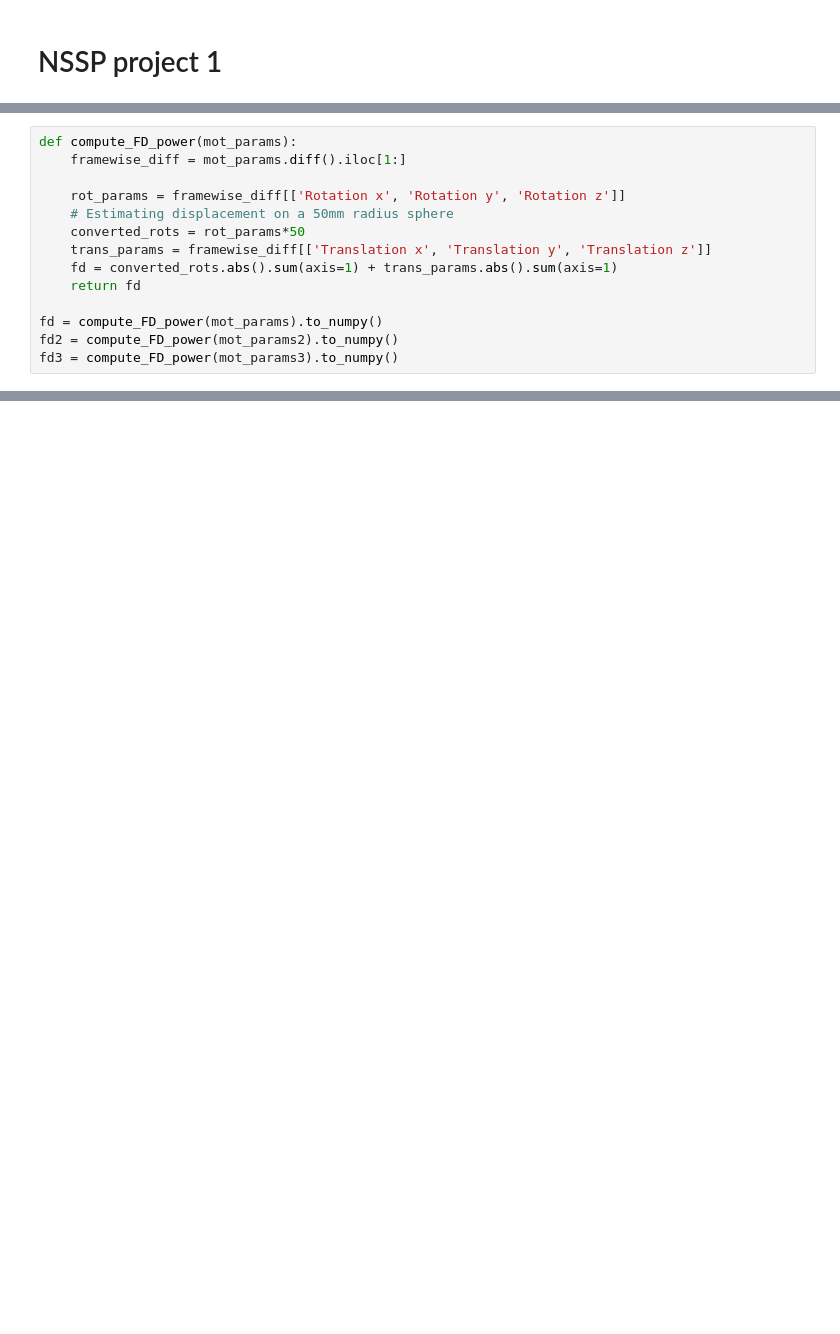
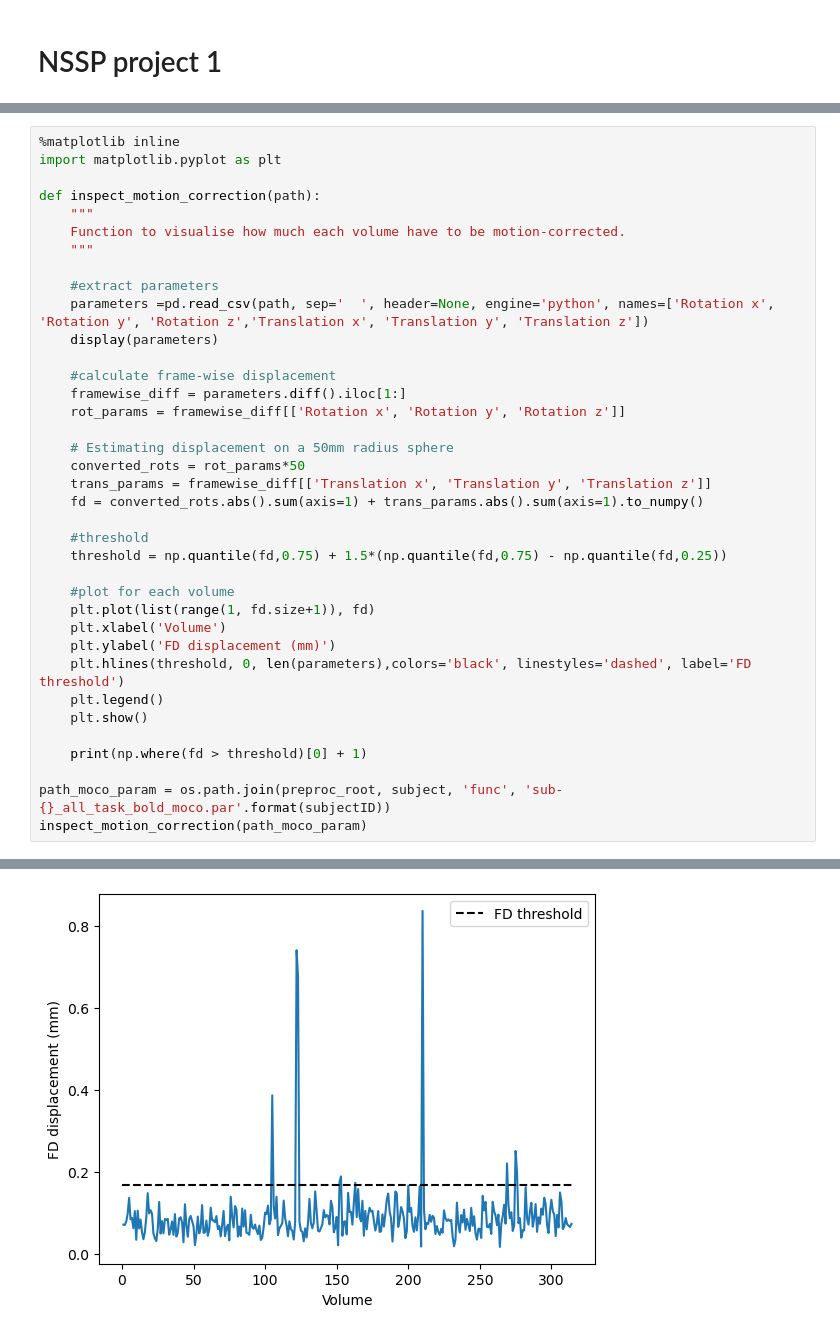
Before and after one commit to ThibthibML/NSSP, a Jupyter notebook: project1.ipynb, the cells around one changed output, grey strips where cells are left out. Drawn from its saved outputs; the diff is of its cells as text; blank space fills up the shorter version.

```diff
--- a/project1.ipynb
+++ b/project1.ipynb
@@ -419,14 +2,0 @@ plt.show()
-# %%
-def compute_FD_power(mot_params):
-    framewise_diff = mot_params.diff().iloc[1:]
-
-    rot_params = framewise_diff[['Rotation x', 'Rotation y', 'Rotation z']]
-    # Estimating displacement on a 50mm radius sphere
-    converted_rots = rot_params*50
-    trans_params = framewise_diff[['Translation x', 'Translation y', 'Translation z']]
-    fd = converted_rots.abs().sum(axis=1) + trans_params.abs().sum(axis=1)
-    return fd
-
-fd = compute_FD_power(mot_params).to_numpy()
-fd2 = compute_FD_power(mot_params2).to_numpy()
-fd3 = compute_FD_power(mot_params3).to_numpy()
@@ -723,0 +379,38 @@ TR value: 3.0 seconds
+# %%
+%matplotlib inline
+import matplotlib.pyplot as plt
+
+def inspect_motion_correction(path):
+    """
+    Function to visualise how much each volume have to be motion-corrected.
+    """
+
+    #extract parameters
+    parameters =pd.read_csv(path, sep='  ', header=None, engine='python', names=['Rotation x', 'Rotation y', 'Rotation z','Translation x', 'Translation y', 'Translation z'])
+    display(parameters)
+
+    #calculate frame-wise displacement
+    framewise_diff = parameters.diff().iloc[1:]
+    rot_params = framewise_diff[['Rotation x', 'Rotation y', 'Rotation z']]
+
+    # Estimating displacement on a 50mm radius sphere
+    converted_rots = rot_params*50
+    trans_params = framewise_diff[['Translation x', 'Translation y', 'Translation z']]
+    fd = converted_rots.abs().sum(axis=1) + trans_params.abs().sum(axis=1).to_numpy()
+
+    #threshold
+    threshold = np.quantile(fd,0.75) + 1.5*(np.quantile(fd,0.75) - np.quantile(fd,0.25))
+
+    #plot for each volume
+    plt.plot(list(range(1, fd.size+1)), fd)
+    plt.xlabel('Volume')
+    plt.ylabel('FD displacement (mm)')
+    plt.hlines(threshold, 0, len(parameters),colors='black', linestyles='dashed', label='FD threshold')
+    plt.legend()
+    plt.show()
+
+    print(np.where(fd > threshold)[0] + 1)
+
+path_moco_param = os.path.join(preproc_root, subject, 'func', 'sub-{}_all_task_bold_moco.par'.format(subjectID))
+inspect_motion_correction(path_moco_param)
+# %% [output]
@@ -723,0 +430 @@ TR value: 3.0 seconds
+[figure, added]
```
Also changed, not shown: parts of 99 cells of this notebook, 2 other files.
